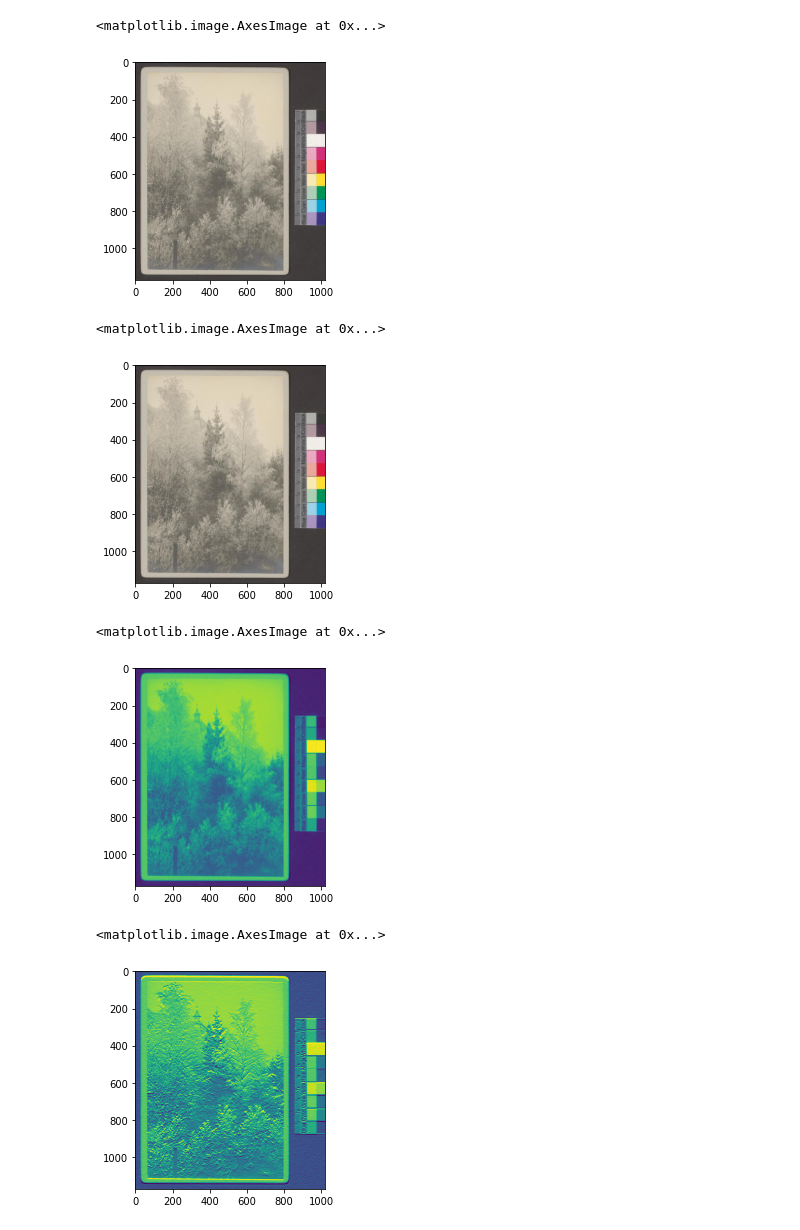
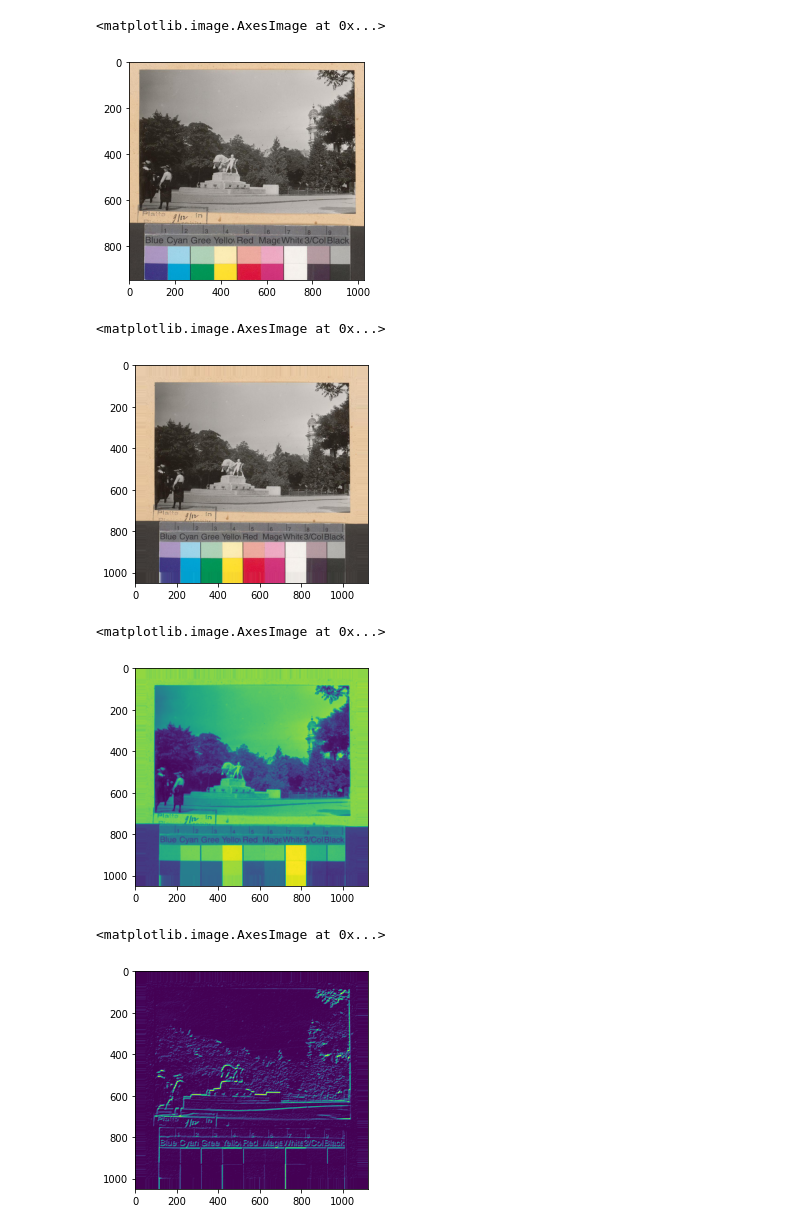
Before and after one commit to swiss-art-research-net/bso-image-segmentation, a Jupyter notebook: notebooks/opencv-region-detection.ipynb, the cells around one changed output. Cells and saved outputs as stored; diff of their text form; code cells hidden in the pictures.

```diff
--- a/notebooks/opencv-region-detection.ipynb
+++ b/notebooks/opencv-region-detection.ipynb
@@ -14,7 +14,7 @@ imagesDirectory = '../data/images/'
 # %%
 images = [f for f in listdir(imagesDirectory) if isfile(join(imagesDirectory, f)) and f.endswith('.jpg')]
 # %%
-exampleIDs = ['zbz-990109065290205508']
+exampleIDs = ['zbz-990109056190205508']
 # %%
 exampleImages = [d for d in images if d[:-4] in exampleIDs]
 # %%
@@ -25,29 +25,28 @@ image = image[:,:,::-1]
 plt.imshow(Image.fromarray(image))
 # %% [output]
 <matplotlib.image.AxesImage at 0x...>
-[figure, old version]
+[figure, new version]
 # %%
-extension = 0
+extension = 50
 extendedImage = cv2.copyMakeBorder(image,extension,extension,extension,extension,cv2.BORDER_REPLICATE)
 plt.imshow(Image.fromarray(extendedImage))
 # %% [output]
 <matplotlib.image.AxesImage at 0x...>
-[figure, old version]
+[figure, new version]
 # %%
 gray = cv2.cvtColor(extendedImage.copy(), cv2.COLOR_RGB2GRAY)
 gray = cv2.blur(gray, (5, 5))
 plt.imshow(Image.fromarray(gray))
 # %% [output]
 <matplotlib.image.AxesImage at 0x...>
-[figure, old version]
+[figure, new version]
 # %%
-# Apply blurring kernel
-kernel = np.array([[-2,-5,-2],
-                    [0,1,0],
-                    [2,5,2]])
+kernel = np.array([[-5,-2,0],
+                    [0,0,0],
+                    [0,5,2]])
 filteredImage = cv2.filter2D(src=gray, ddepth=-1, kernel=kernel)
 plt.imshow(Image.fromarray(filteredImage))
 # %% [output]
 <matplotlib.image.AxesImage at 0x...>
-[figure, old version]
+[figure, new version]
 # %%
```
Also changed, not shown: parts of 5 cells of this notebook.
